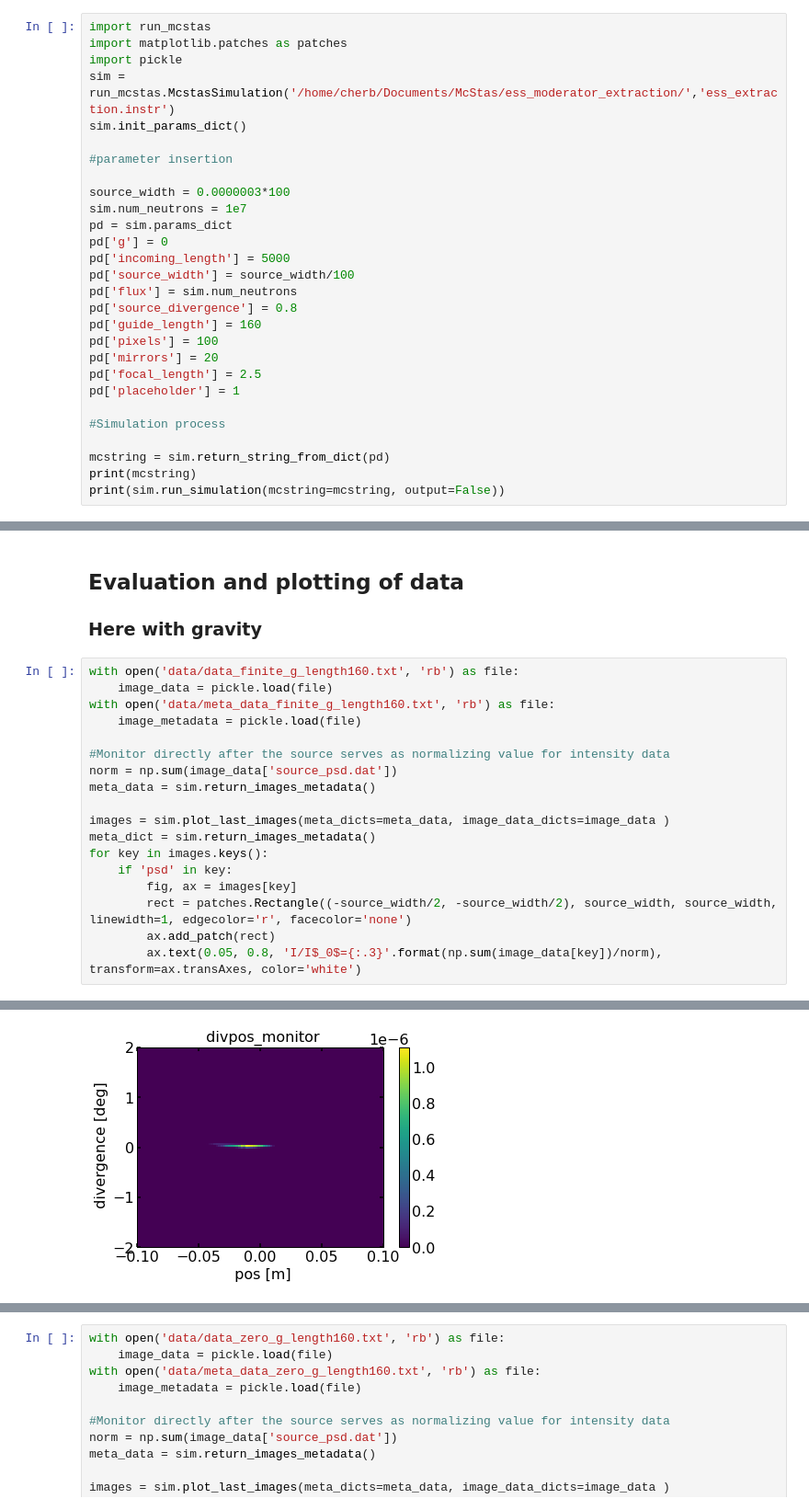
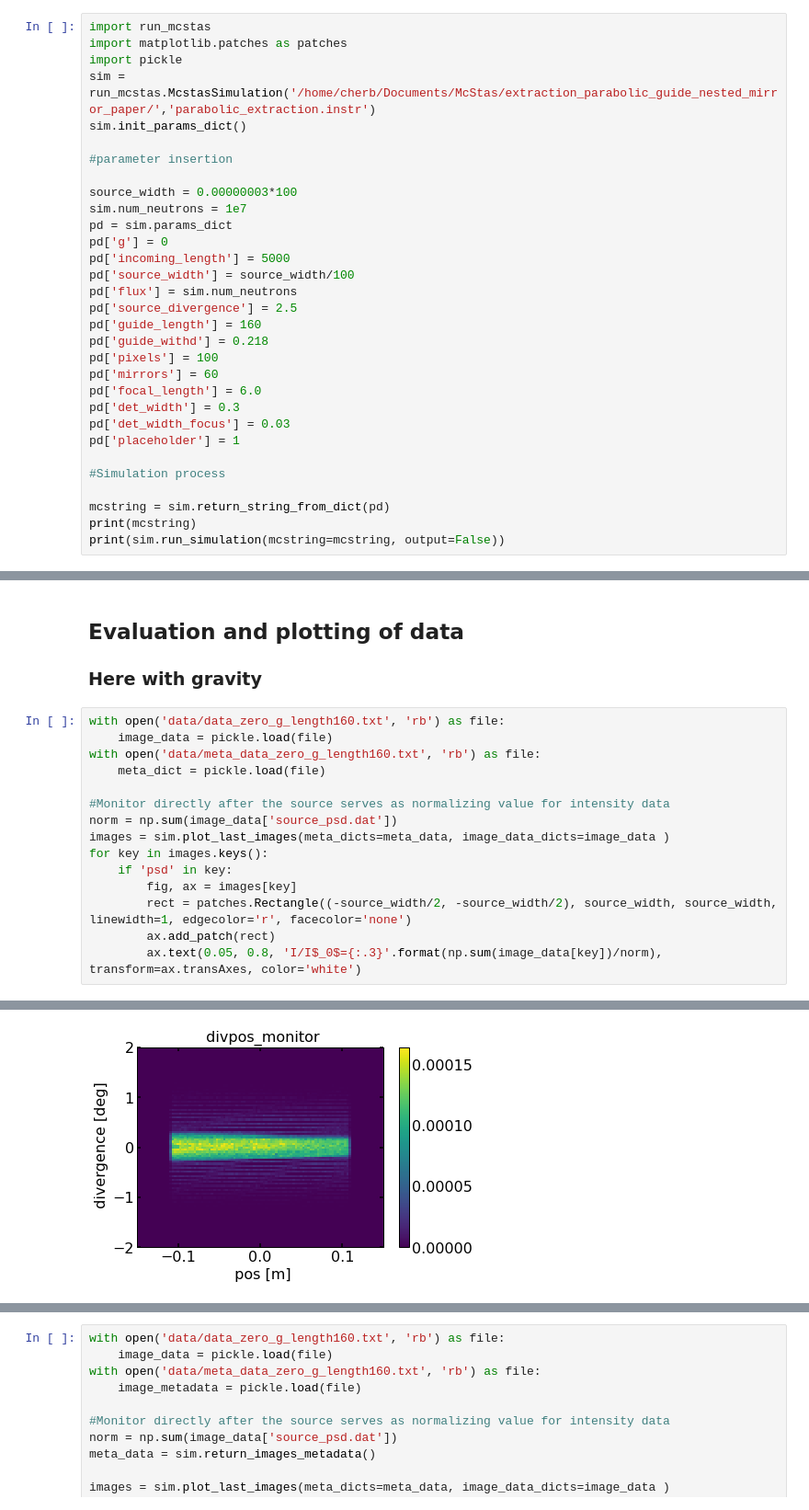
Before and after one commit to christophherb/extraction_parabolic_guide_nested_mirror_paper, a Jupyter notebook: parabolic_extraction.ipynb, the cells around one changed output, grey strips where cells are left out. Shown at 92% size. Cells and saved outputs as stored; diff of their text form.

```diff
--- a/parabolic_extraction.ipynb
+++ b/parabolic_extraction.ipynb
@@ -7,23 +7,26 @@
 import run_mcstas
 import matplotlib.patches as patches
 import pickle
-sim = run_mcstas.McstasSimulation('/home/cherb/Documents/McStas/ess_moderator_extraction/','ess_extraction.instr')
+sim = run_mcstas.McstasSimulation('/home/cherb/Documents/McStas/extraction_parabolic_guide_nested_mirror_paper/','parabolic_extraction.instr')
 sim.init_params_dict()
 
 #parameter insertion
 
-source_width = 0.0000003*100
+source_width = 0.00000003*100
 sim.num_neutrons = 1e7
 pd = sim.params_dict
 pd['g'] = 0
 pd['incoming_length'] = 5000
 pd['source_width'] = source_width/100
 pd['flux'] = sim.num_neutrons
-pd['source_divergence'] = 0.8
+pd['source_divergence'] = 2.5
 pd['guide_length'] = 160
+pd['guide_withd'] = 0.218
 pd['pixels'] = 100
-pd['mirrors'] = 20
-pd['focal_length'] = 2.5
+pd['mirrors'] = 60
+pd['focal_length'] = 6.0
+pd['det_width'] = 0.3
+pd['det_width_focus'] = 0.03
 pd['placeholder'] = 1
 
 #Simulation process
@@ -60,17 +53,14 @@ with open('data/meta_data_{}_g_length{}.txt'.format('finite' if pd['g'] else 'ze
 ## Evaluation and plotting of data
 ### Here with gravity
 # %%
-with open('data/data_finite_g_length160.txt', 'rb') as file:
+with open('data/data_zero_g_length160.txt', 'rb') as file:
     image_data = pickle.load(file)
-with open('data/meta_data_finite_g_length160.txt', 'rb') as file:
-    image_metadata = pickle.load(file)
+with open('data/meta_data_zero_g_length160.txt', 'rb') as file:
+    meta_dict = pickle.load(file)
 
 #Monitor directly after the source serves as normalizing value for intensity data
 norm = np.sum(image_data['source_psd.dat'])
-meta_data = sim.return_images_metadata()
-
 images = sim.plot_last_images(meta_dicts=meta_data, image_data_dicts=image_data )
-meta_dict = sim.return_images_metadata()
 for key in images.keys():
     if 'psd' in key:
         fig, ax = images[key]
@@ -82 +72 @@ for key in images.keys():
-[figure, old version]
+[figure, new version]
```
Also changed, not shown: parts of 3 cells of this notebook.
